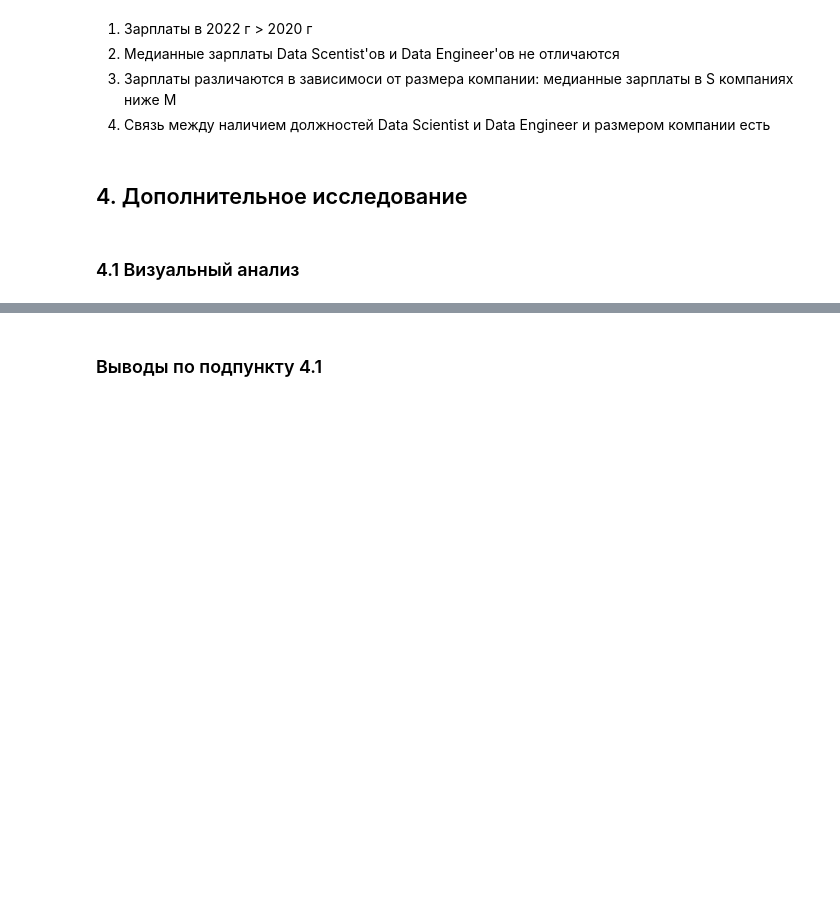
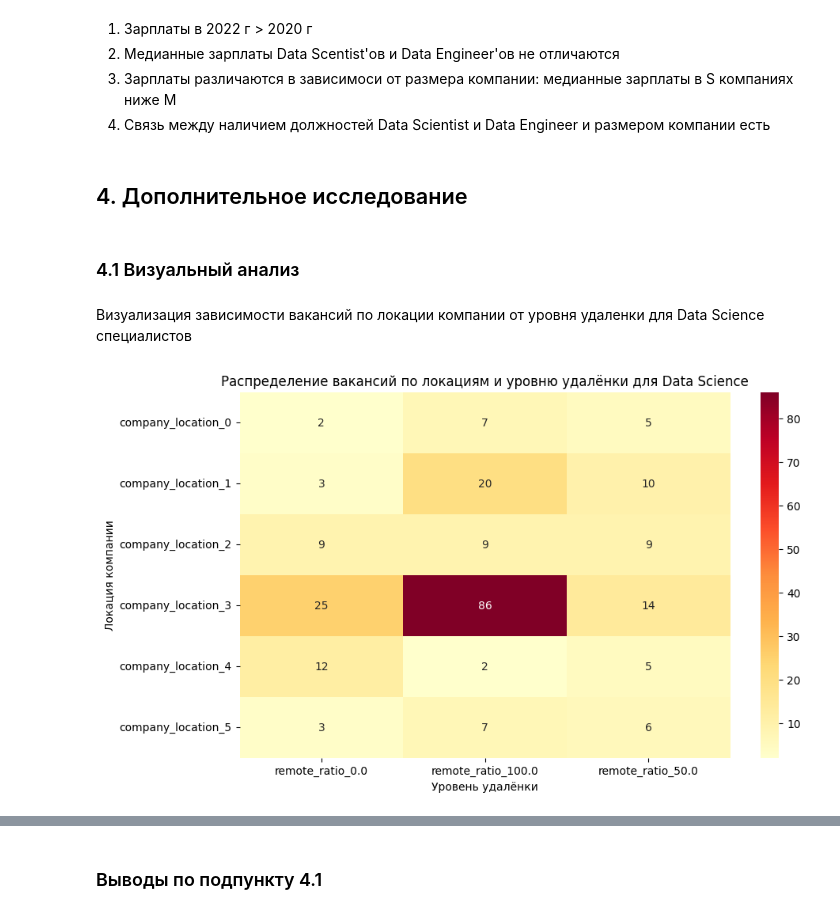
Before and after one commit to UlyanaGru/EDA_practice, a Jupyter notebook: EDA_practice.ipynb, the cells around one changed output, grey strips where cells are left out. Cells and saved outputs as stored; diff of their text form; code cells hidden in the pictures; blank space fills up the shorter version.

Commit message:
added visual analysis additional

```diff
--- a/EDA_practice.ipynb
+++ b/EDA_practice.ipynb
@@ -1218,3 +1218,23 @@ p-значение больше, чем заданный уровень знач
 ## 4. Дополнительное исследование
 # %% [markdown]
 ### 4.1 Визуальный анализ
+# %% [markdown]
+Визуализация зависимости вакансий по локации компании от уровня удаленки для Data Science специалистов
+# %%
+import seaborn as sns
+
+# Преобразуем one-hot в категории
+data['remote_type'] = data[['remote_ratio_0.0', 'remote_ratio_50.0', 'remote_ratio_100.0']].idxmax(axis=1)
+data['location'] = data[['company_location_0', 'company_location_1', 'company_location_2',
+                        'company_location_3', 'company_location_4', 'company_location_5']].idxmax(axis=1)
+
+# Тепловая карта
+plt.figure(figsize=(10, 6))
+heatmap_data = pd.crosstab(data[data['is_keyword']]['location'], data[data['is_keyword']]['remote_type'])
+sns.heatmap(heatmap_data, annot=True, fmt='d', cmap='YlOrRd')
+plt.title('Распределение вакансий по локациям и уровню удалёнки для Data Science')
+plt.xlabel('Уровень удалёнки')
+plt.ylabel('Локация компании')
+plt.show()
+# %% [output]
+[figure, added]
```
Also changed, not shown: parts of 9 cells of this notebook.
